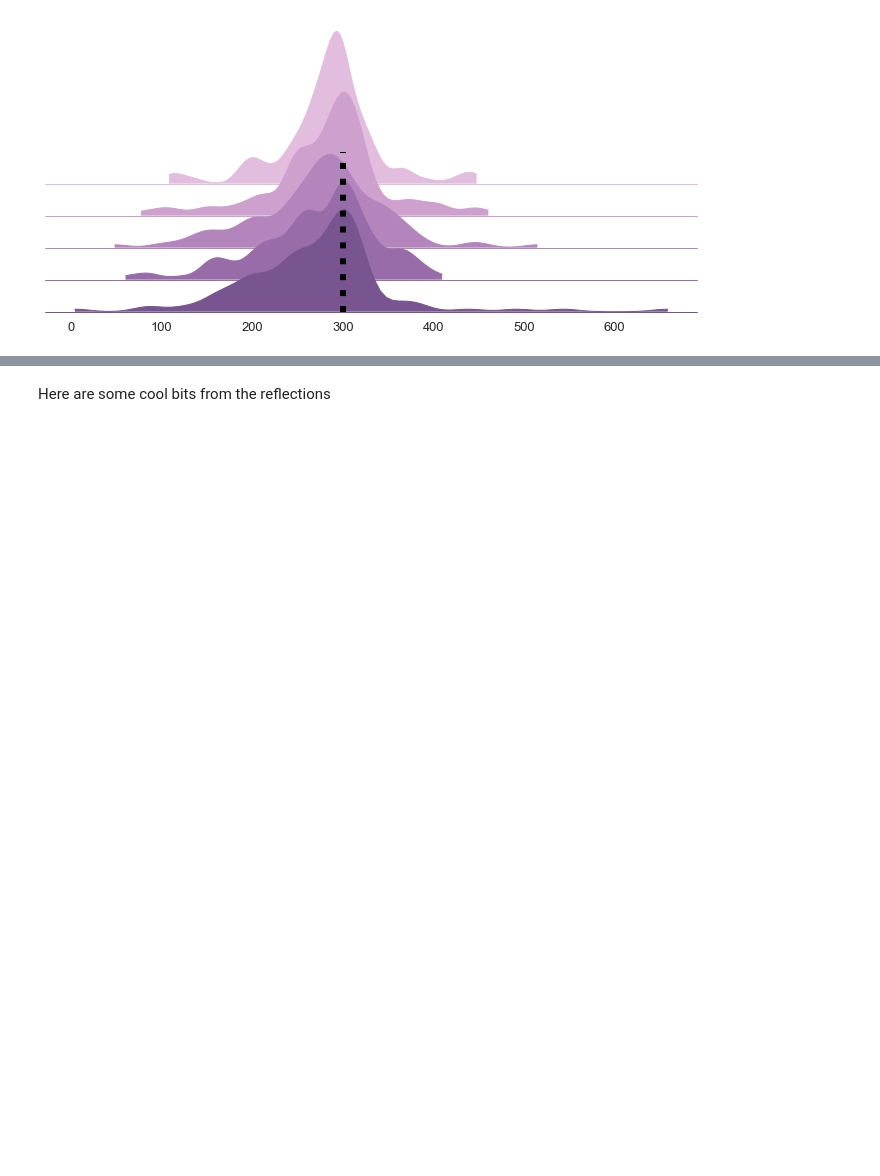
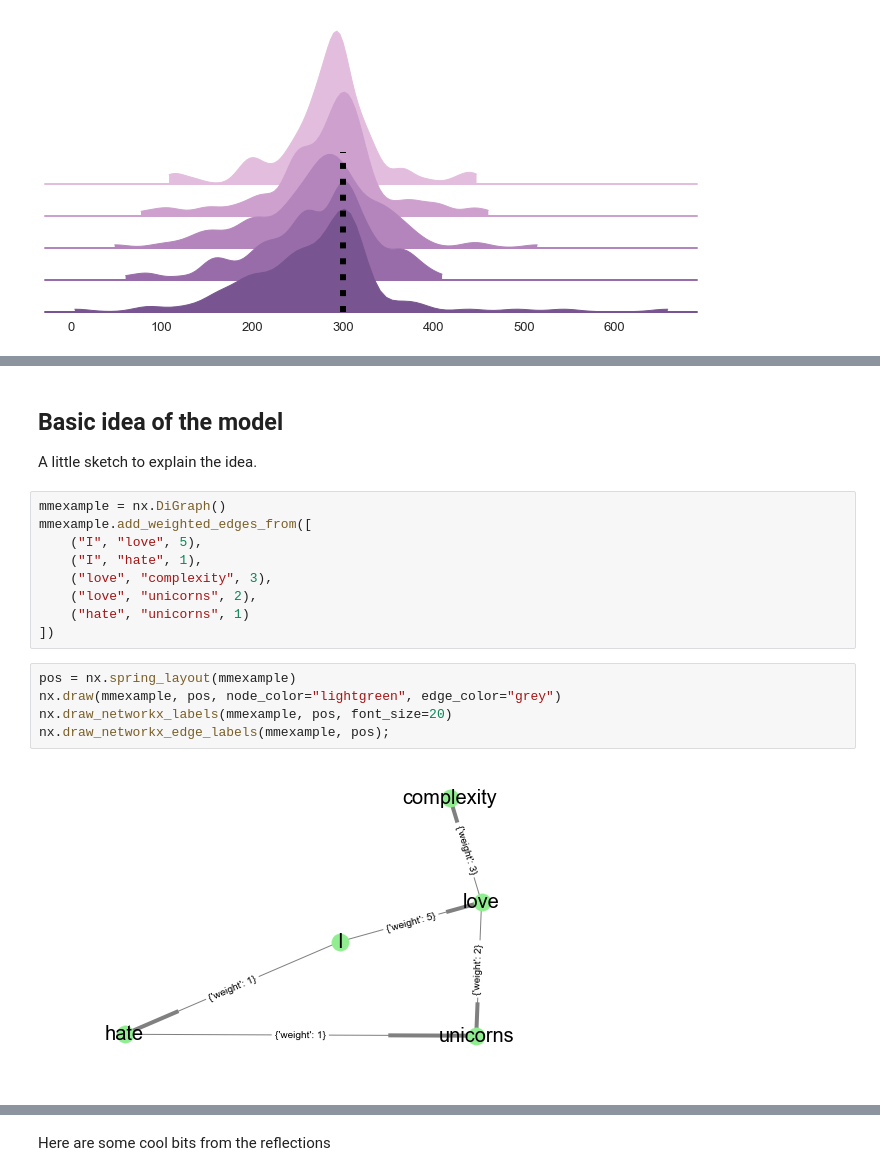
Before and after one commit to xmacex/navcom2017PeergradePresentation, a Jupyter notebook: A presentation about Peergrade reflections.ipynb, the cells around one changed output, grey strips where cells are left out. Saved outputs shown, nothing was run; the diff lists cells and outputs as text; blank space fills up the shorter version.

```diff
--- a/A presentation about Peergrade reflections.ipynb
+++ b/A presentation about Peergrade reflections.ipynb
@@ -187,0 +190,20 @@ But that's not maybe what we want to know
+# %% [markdown]
+## Basic idea of the model
+
+A little sketch to explain the idea.
+# %%
+mmexample = nx.DiGraph()
+mmexample.add_weighted_edges_from([
+    ("I", "love", 5),
+    ("I", "hate", 1),
+    ("love", "complexity", 3),
+    ("love", "unicorns", 2),
+    ("hate", "unicorns", 1)
+])
+# %%
+pos = nx.spring_layout(mmexample)
+nx.draw(mmexample, pos, node_color="lightgreen", edge_color="grey")
+nx.draw_networkx_labels(mmexample, pos, font_size=20)
+nx.draw_networkx_edge_labels(mmexample, pos);
+# %% [output]
+[figure, added]
```
Also changed, not shown: parts of 59 cells of this notebook, 1 other file.
